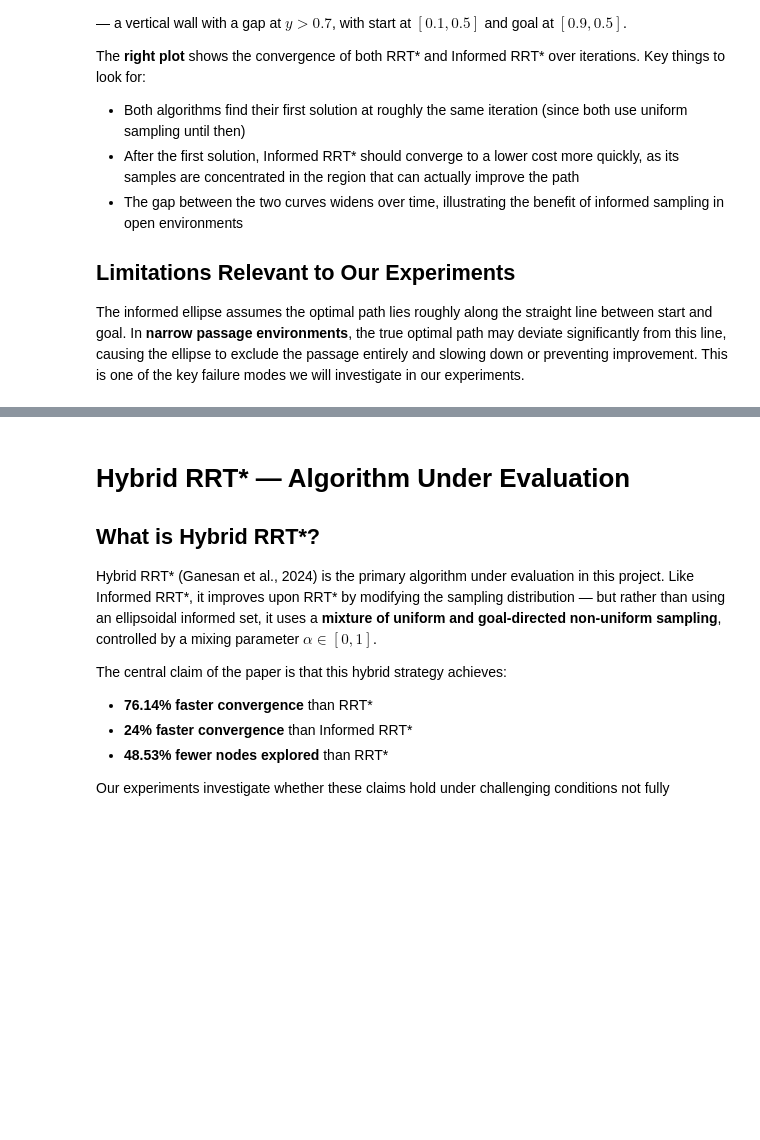
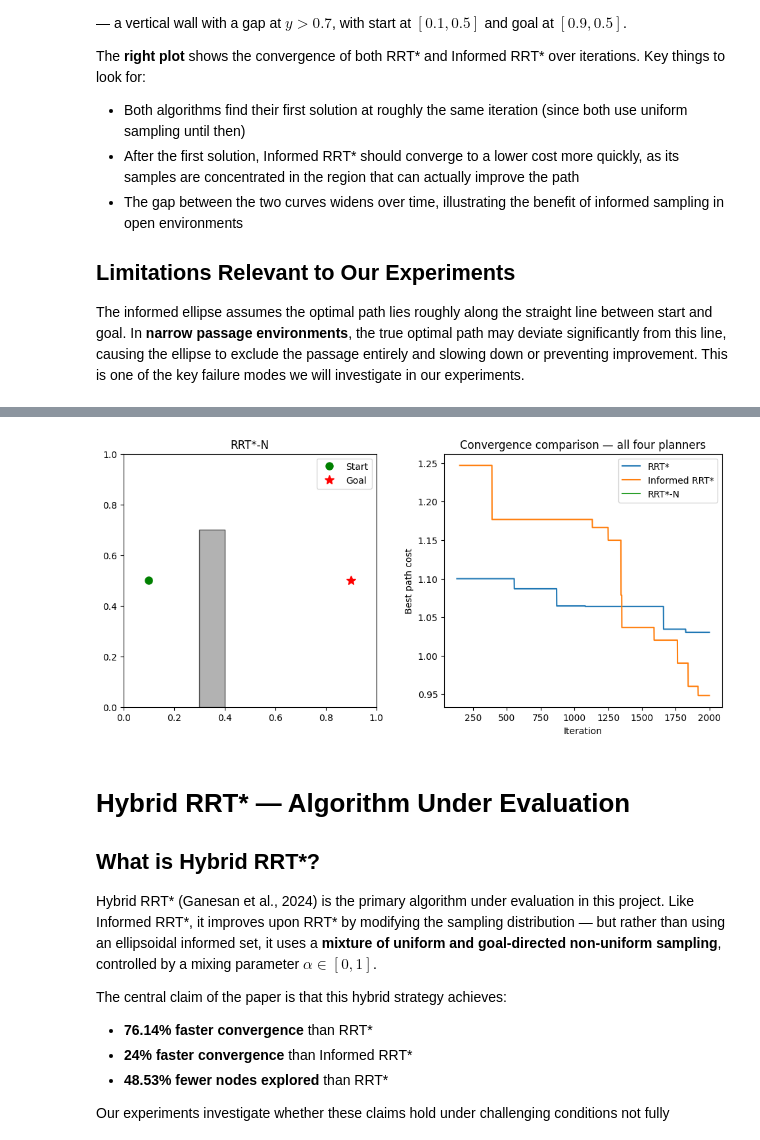
Before and after one commit to Camille-Ferrell/mobile_robotics_final_project, a Jupyter notebook: final_project.ipynb, the cells around one changed output, grey strips where cells are left out. Cells and saved outputs as stored; diff of their text form; code cells hidden in the pictures; blank space fills up the shorter version.

```diff
--- a/final_project.ipynb
+++ b/final_project.ipynb
@@ -120,3 +147,26 @@ plt.show()
+# %%
+from rrt_star_n import rrt_star_n
+
+path_n, cost_n, t_init_n, n_init_n, cost_hist_n = rrt_star_n(
+    map_, [0.1, 0.5], [0.9, 0.5], goal_radius=0.05, params=params)
+
+fig, axes = plt.subplots(1, 2, figsize=(12, 5))
+
+# left: path
+plot_map(axes[0], map_, [0.1, 0.5], [0.9, 0.5])
+if path_n is not None:
+    axes[0].plot(path_n[:,0], path_n[:,1], 'b-', lw=2, label=f'cost={cost_n:.3f}')
+axes[0].set_title('RRT*-N'); axes[0].legend()
+
+# right: all four convergence curves
+axes[1].plot(cost_hist,   label='RRT*')
+axes[1].plot(cost_hist_i, label='Informed RRT*')
+axes[1].plot(cost_hist_n, label='RRT*-N')
+axes[1].set_xlabel('Iteration'); axes[1].set_ylabel('Best path cost')
+axes[1].set_title('Convergence comparison — all four planners'); axes[1].legend()
+plt.show()
+# %% [output]
+[figure, added]
 # %% [markdown]
 # Hybrid RRT* — Algorithm Under Evaluation
 
```
Also changed, not shown: parts of 5 cells of this notebook, 2 other files.
